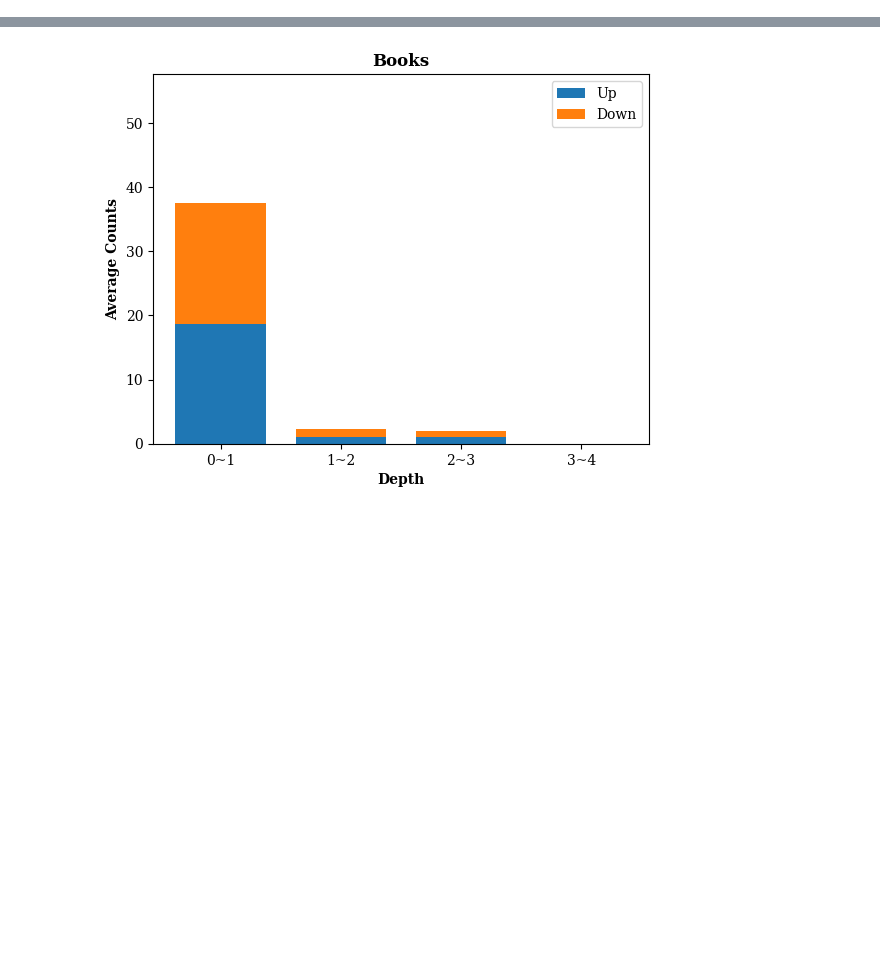
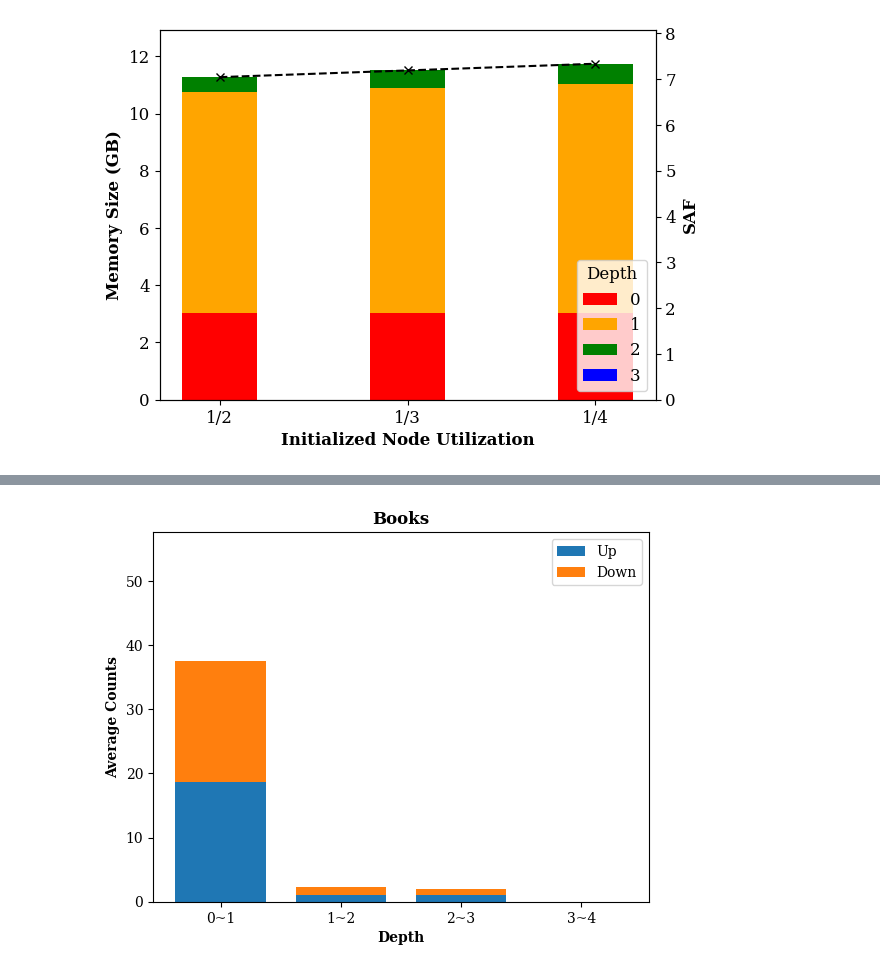
Before and after one commit to neokkk/GRE, a Jupyter notebook: scripts/cdf.ipynb, the cells around one changed output, grey strips where cells are left out. Cells and saved outputs as stored; diff of their text form; code cells hidden in the pictures; blank space fills up the shorter version.

```diff
--- a/scripts/cdf.ipynb
+++ b/scripts/cdf.ipynb
@@ -92,0 +91,62 @@ KeyError: 'depth'
+# %%
+all_files = os.listdir(build_path)
+csv_files = [f for f in all_files if f.endswith('.csv')]
+csv_file_paths = {}
+
+for dataset in datasets:
+    plt.figure()
+
+    i = 0
+    data_agg = {}
+
+    for file_name in csv_files:
+        match = re.match(rf'{dataset}__(\d+)\.csv', file_name)
+        if not match:
+            continue
+
+        num_items = int(match.group(1))
+        file_path = os.path.join(build_path, file_name)
+        df = pd.read_csv(file_path)
+
+        for depth in sorted(df['depth'].unique()):
+            depth_df = df[df['depth'] == depth]
+            total_size_bytes = depth_df['size'].sum()
+            total_size_gb = total_size_bytes / (1024**3)
+
+            if depth not in data_agg:
+                data_agg[depth] = []
+            data_agg[depth].append((num_items, total_size_gb))
+
+    for depth in sorted(data_agg.keys()):
+        data_agg[depth].sort(key=lambda x: x[0])
+
+    bottoms = np.zeros(len(data_agg[next(iter(sorted(data_agg.keys())))]))
+    xticks = sorted({x[0] for depth in data_agg for x in data_agg[depth]})
+    xtick_labels = [str(Fraction(2 / x).limit_denominator()) for x in xticks]
+
+    ax1 = plt.gca()
+    ax2 = ax1.twinx()
+
+    for depth in sorted(data_agg.keys()):
+        num_items = [x[0] for x in data_agg[depth]]
+        total_sizes_gb = [x[1] for x in data_agg[depth]]
+        ax1.bar(num_items, total_sizes_gb, bottom=bottoms, label=depth, color=colors[i % len(colors)])
+        bottoms += total_sizes_gb
+        i += 1
+
+    proportion_1_6_gb = [sum(data_agg[depth][j][1] for depth in data_agg) / 1.6 for j in range(len(xticks))]
+    ax2.plot(xticks, proportion_1_6_gb, 'x--', color='black')
+
+    ax1.set_xlabel('Initialized Node Utilization', fontweight='bold')
+    ax1.set_ylabel('Memory Size (GB)', fontweight='bold')
+    ax1.set_xticks(xticks)
+    ax1.set_xticklabels(xtick_labels)
+    ax1.set_ylim(0, max(bottoms) * 1.1)
+    ax1.legend(loc='lower right', title='Depth')
+
+    ax2.set_ylabel('SAF', fontweight='bold')
+    ax2.set_ylim(0, max(proportion_1_6_gb) * 1.1)
+
+    plt.show()
+# %% [output]
+[figure, added]
```
Also changed, not shown: parts of 10 cells of this notebook.
